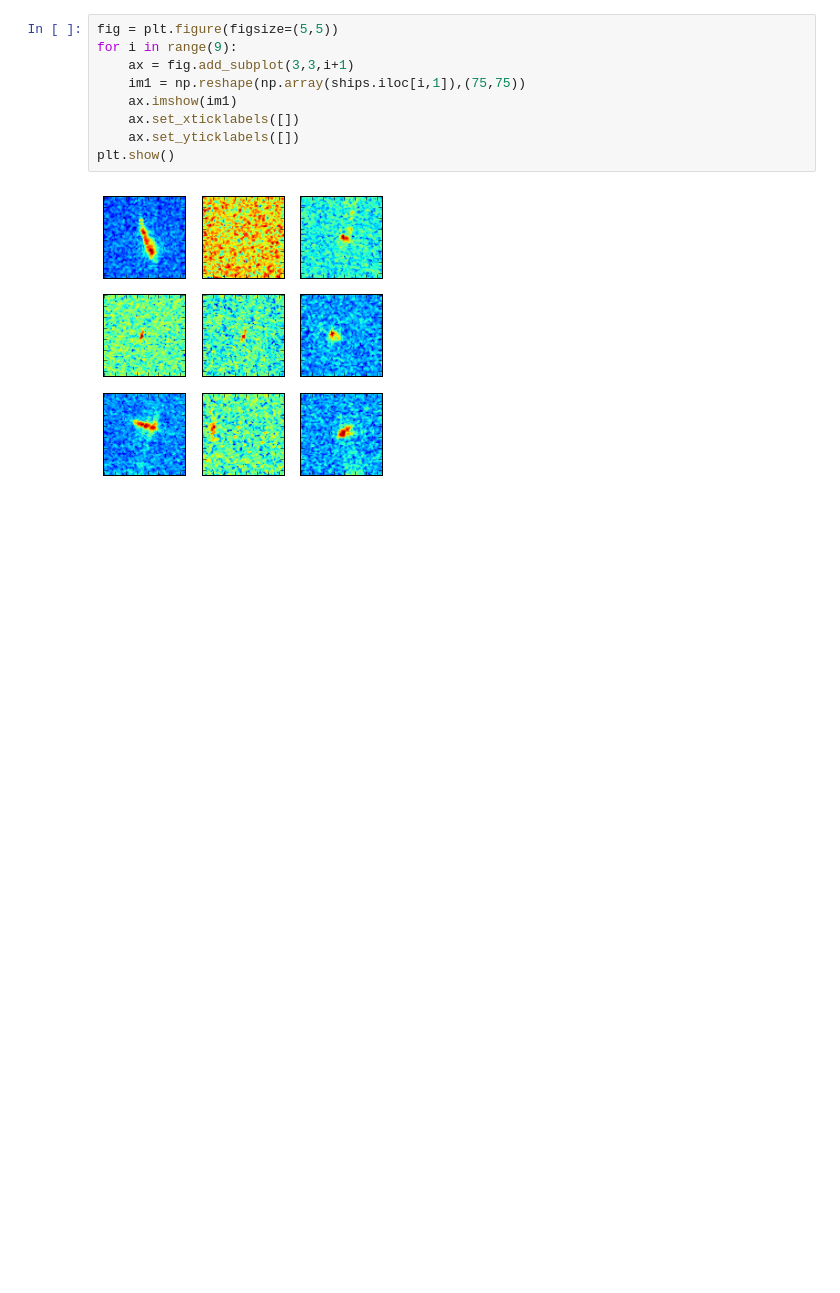
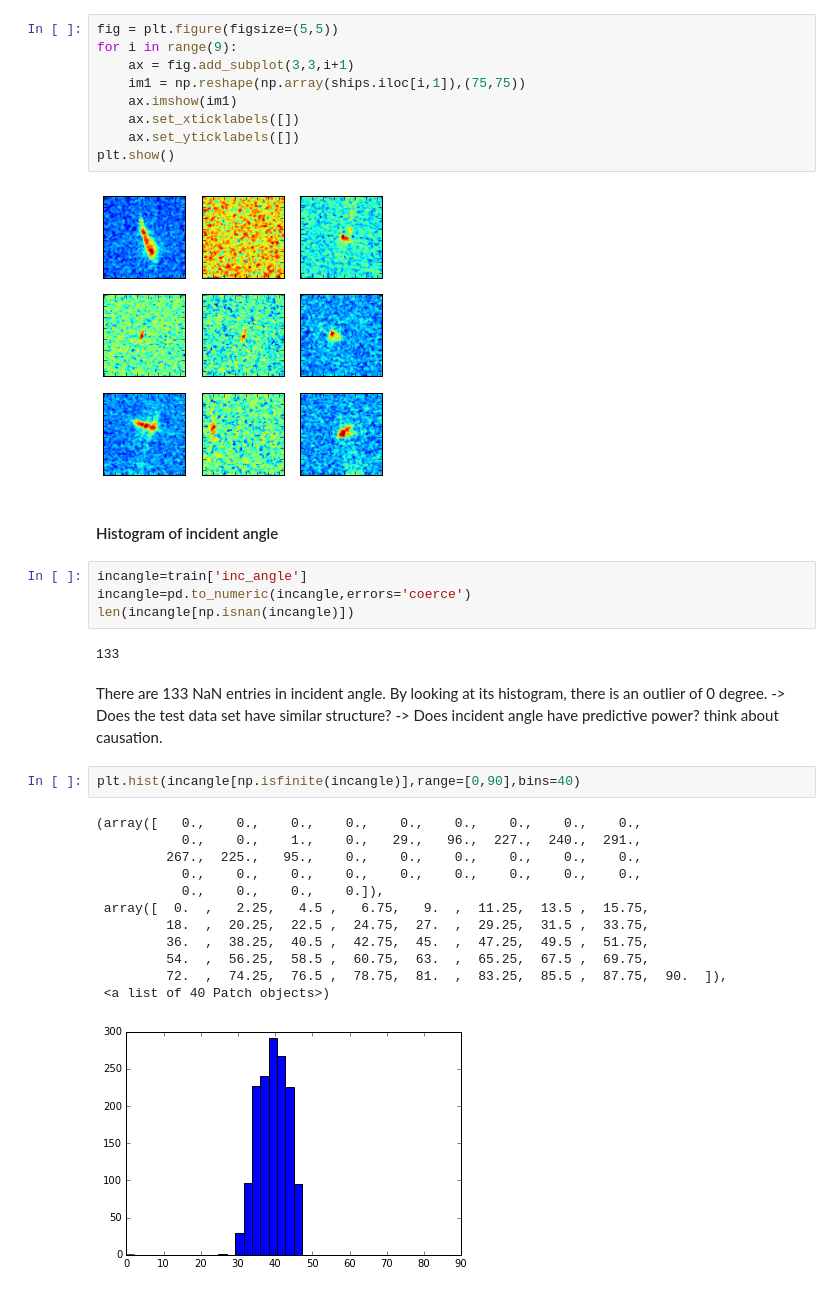
Before and after one commit to hieu325/icebergclassifier, a Jupyter notebook: LogisticRegressionModel.ipynb, the cells around one changed output. Cells and saved outputs as stored; diff of their text form; blank space fills up the shorter version.

Commit message:
Second upload
add dataframe description (not informative because not float type)
add histogram of inc_angle (after cleaned)

```diff
--- a/LogisticRegressionModel.ipynb
+++ b/LogisticRegressionModel.ipynb
@@ -75,3 +87,31 @@ for i in range(9):
 plt.show()
 # %% [output]
 [figure]
+# %% [markdown]
+#### Histogram of incident angle
+# %%
+incangle=train['inc_angle']
+incangle=pd.to_numeric(incangle,errors='coerce')
+len(incangle[np.isnan(incangle)])
+# %% [output]
+133
+# %% [markdown]
+There are 133 NaN entries in incident angle.
+By looking at its histogram, there is an outlier of 0 degree.
+-> Does the test data set have similar structure?
+-> Does incident angle have predictive power? think about causation.
+# %%
+plt.hist(incangle[np.isfinite(incangle)],range=[0,90],bins=40)
+# %% [output]
+(array([   0.,    0.,    0.,    0.,    0.,    0.,    0.,    0.,    0.,
+           0.,    0.,    1.,    0.,   29.,   96.,  227.,  240.,  291.,
+         267.,  225.,   95.,    0.,    0.,    0.,    0.,    0.,    0.,
+           0.,    0.,    0.,    0.,    0.,    0.,    0.,    0.,    0.,
+           0.,    0.,    0.,    0.]),
+ array([  0.  ,   2.25,   4.5 ,   6.75,   9.  ,  11.25,  13.5 ,  15.75,
+         18.  ,  20.25,  22.5 ,  24.75,  27.  ,  29.25,  31.5 ,  33.75,
+         36.  ,  38.25,  40.5 ,  42.75,  45.  ,  47.25,  49.5 ,  51.75,
+         54.  ,  56.25,  58.5 ,  60.75,  63.  ,  65.25,  67.5 ,  69.75,
+         72.  ,  74.25,  76.5 ,  78.75,  81.  ,  83.25,  85.5 ,  87.75,  90.  ]),
+ <a list of 40 Patch objects>)
+[figure, added]
```
Also changed, not shown: parts of 1 cell of this notebook.
